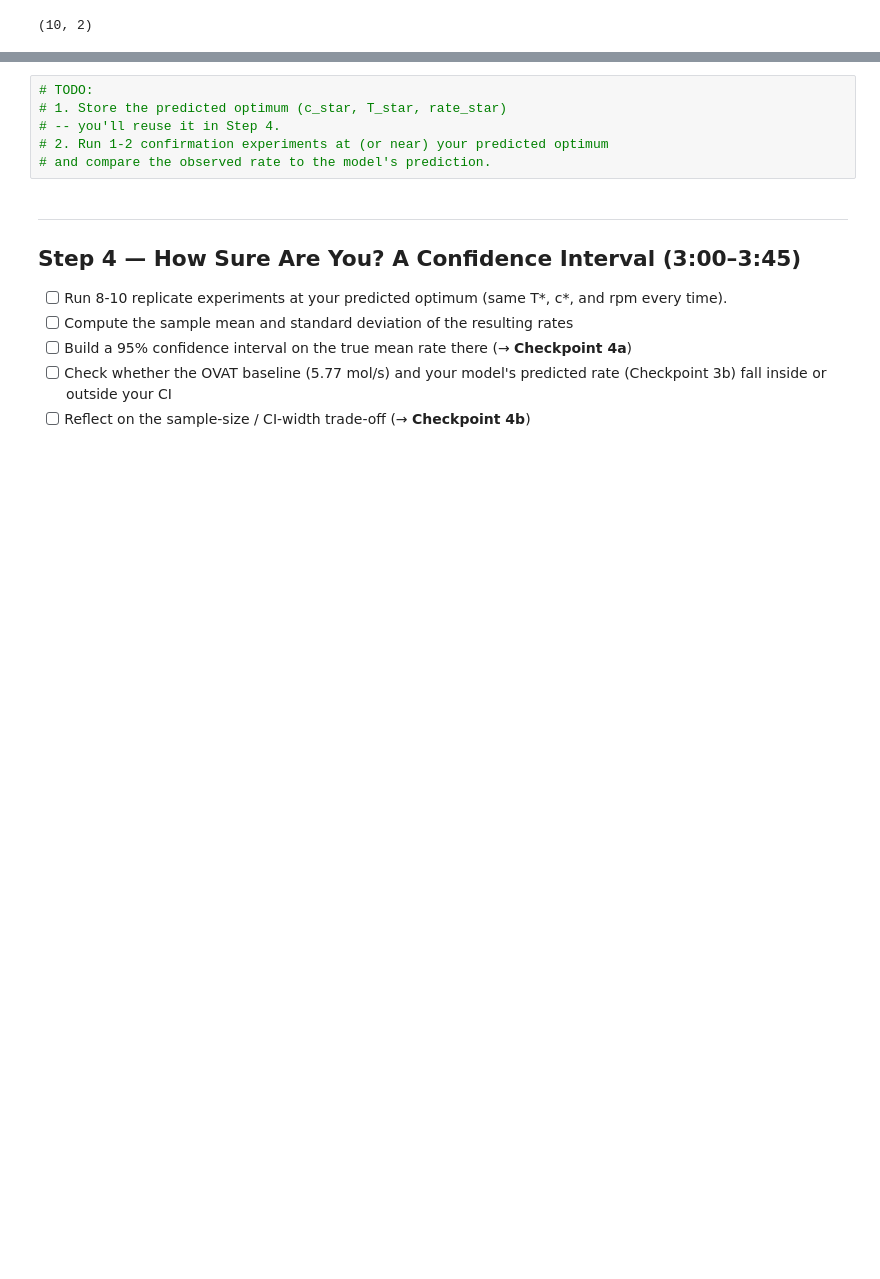
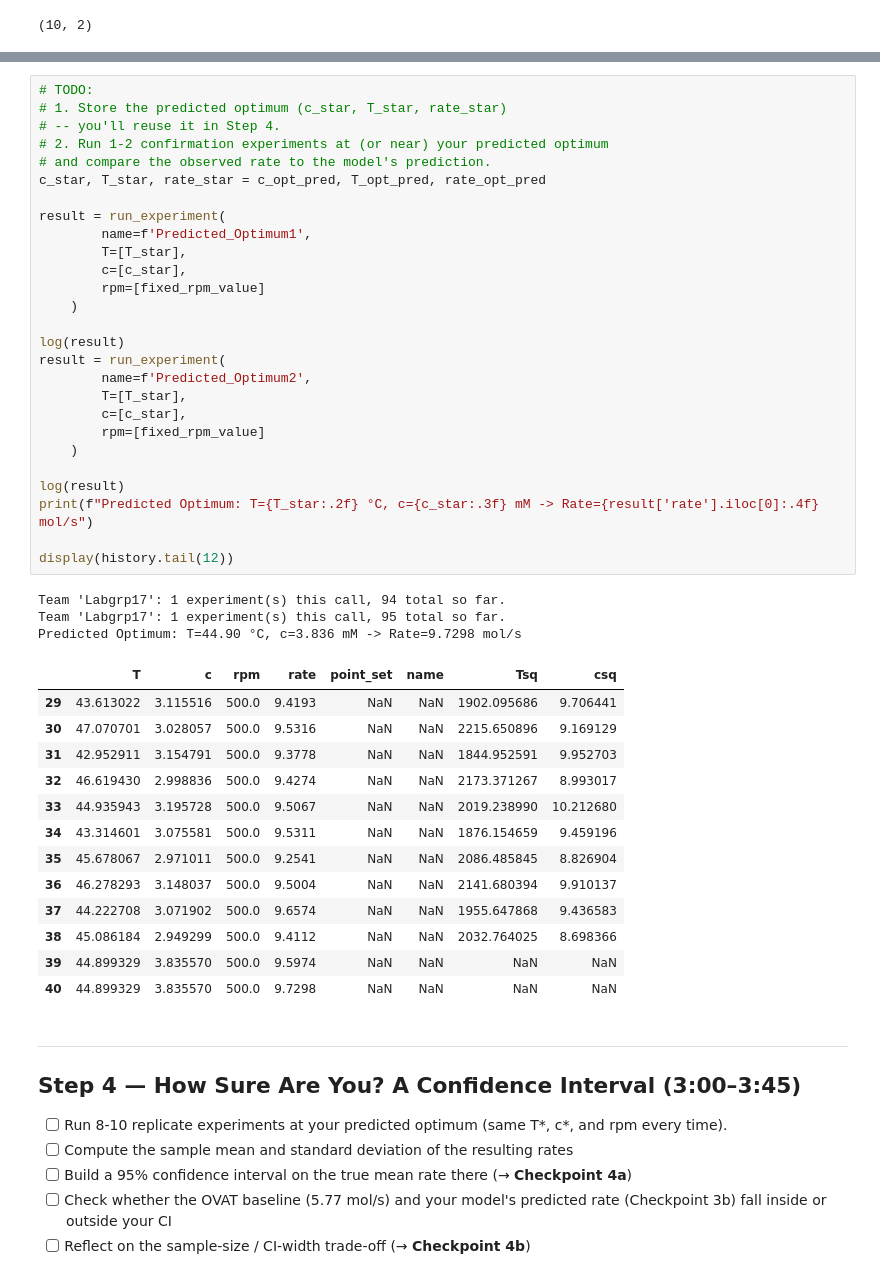
Before and after one commit to sundelinadam-design/1kb570_2026, a Jupyter notebook: Labs/03_optimising_catalytic_reaction/starter_notebook.ipynb, the cells around one changed output, grey strips where cells are left out. Saved outputs shown, nothing was run; the diff lists cells and outputs as text; blank space fills up the shorter version.

```diff
--- a/Labs/03_optimising_catalytic_reaction/starter_notebook.ipynb
+++ b/Labs/03_optimising_catalytic_reaction/starter_notebook.ipynb
@@ -643,9 +736,47 @@ df_full = history
 # %%
 # TODO:
 # 1. Store the predicted optimum (c_star, T_star, rate_star)
 # -- you'll reuse it in Step 4.
 # 2. Run 1-2 confirmation experiments at (or near) your predicted optimum
 # and compare the observed rate to the model's prediction.
+c_star, T_star, rate_star = c_opt_pred, T_opt_pred, rate_opt_pred
+
+result = run_experiment(
+        name=f'Predicted_Optimum1',
+        T=[T_star],
+        c=[c_star],
+        rpm=[fixed_rpm_value]
+    )
+
+log(result)
+result = run_experiment(
+        name=f'Predicted_Optimum2',
+        T=[T_star],
+        c=[c_star],
+        rpm=[fixed_rpm_value]
+    )
+
+log(result)
+print(f"Predicted Optimum: T={T_star:.2f} °C, c={c_star:.3f} mM -> Rate={result['rate'].iloc[0]:.4f} mol/s")
+
+display(history.tail(12))
+# %% [output]
+Team 'Labgrp17': 1 experiment(s) this call, 94 total so far.
+Team 'Labgrp17': 1 experiment(s) this call, 95 total so far.
+Predicted Optimum: T=44.90 °C, c=3.836 mM -> Rate=9.7298 mol/s
+|  | T | c | rpm | rate | point_set | name | Tsq | csq |
+| 29 | 43.613022 | 3.115516 | 500.0 | 9.4193 | NaN | NaN | 1902.095686 | 9.706441 |
+| 30 | 47.070701 | 3.028057 | 500.0 | 9.5316 | NaN | NaN | 2215.650896 | 9.169129 |
+| 31 | 42.952911 | 3.154791 | 500.0 | 9.3778 | NaN | NaN | 1844.952591 | 9.952703 |
+| 32 | 46.619430 | 2.998836 | 500.0 | 9.4274 | NaN | NaN | 2173.371267 | 8.993017 |
+| 33 | 44.935943 | 3.195728 | 500.0 | 9.5067 | NaN | NaN | 2019.238990 | 10.212680 |
+| 34 | 43.314601 | 3.075581 | 500.0 | 9.5311 | NaN | NaN | 1876.154659 | 9.459196 |
+| 35 | 45.678067 | 2.971011 | 500.0 | 9.2541 | NaN | NaN | 2086.485845 | 8.826904 |
+| 36 | 46.278293 | 3.148037 | 500.0 | 9.5004 | NaN | NaN | 2141.680394 | 9.910137 |
+| 37 | 44.222708 | 3.071902 | 500.0 | 9.6574 | NaN | NaN | 1955.647868 | 9.436583 |
+| 38 | 45.086184 | 2.949299 | 500.0 | 9.4112 | NaN | NaN | 2032.764025 | 8.698366 |
+| 39 | 44.899329 | 3.835570 | 500.0 | 9.5974 | NaN | NaN | NaN | NaN |
+| 40 | 44.899329 | 3.835570 | 500.0 | 9.7298 | NaN | NaN | NaN | NaN |
 # %% [markdown]
 ---
 ## Step 4 — How Sure Are You? A Confidence Interval (3:00–3:45)
```
Also changed, not shown: parts of 6 cells of this notebook.
